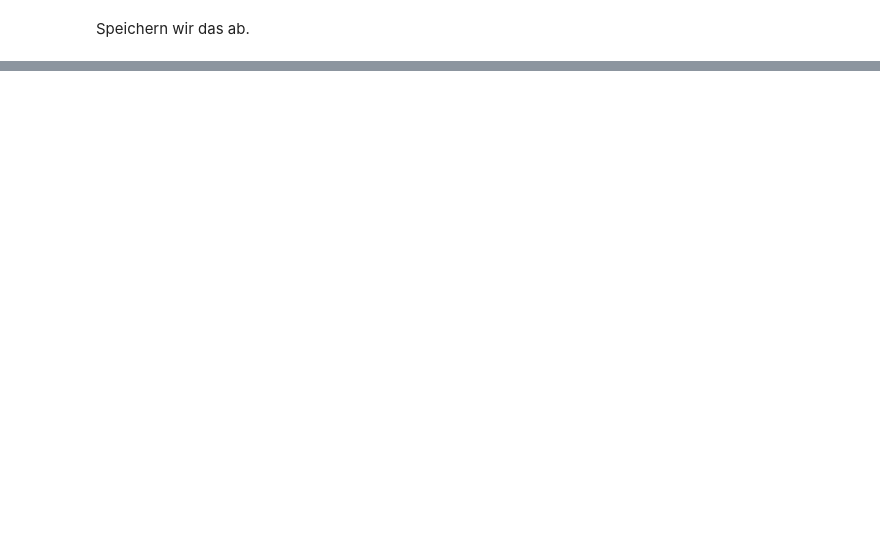
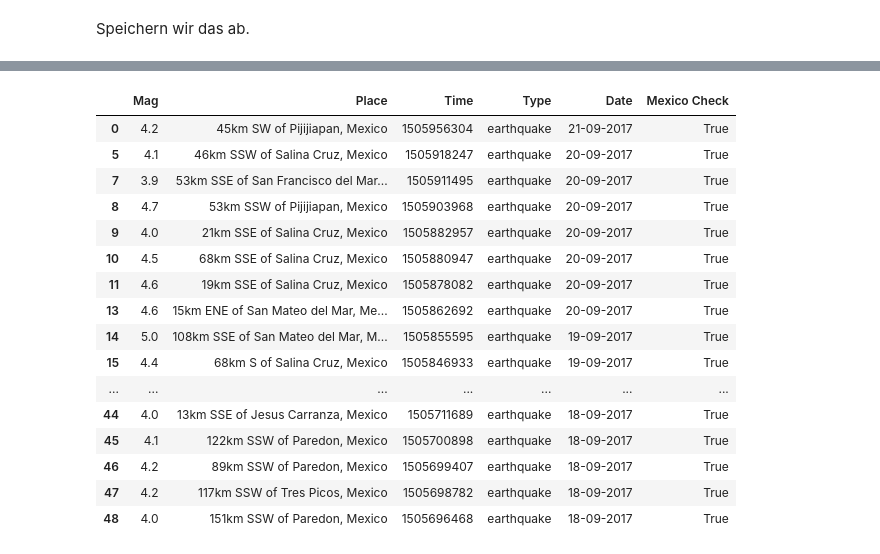
Before and after one commit to barjacks/pythonrecherche, a Jupyter notebook: 04 modules, requests/01 APIs und Python Modules, with a Focus on Requests.ipynb, the cells around one changed output, grey strips where cells are left out. Saved outputs shown, nothing was run; the diff lists cells and outputs as text; code cells hidden in the pictures; blank space fills up the shorter version.

```diff
--- a/04 modules, requests/01 APIs und Python Modules, with a Focus on Requests.ipynb
+++ b/04 modules, requests/01 APIs und Python Modules, with a Focus on Requests.ipynb
@@ -317,0 +391,5 @@ df.to_csv('erdbeben.csv')
+# %%
+def unix_time(elem):
+    elem = int(elem)
+    elem = datetime.datetime.fromtimestamp(elem).strftime('%d-%m-%Y')
+    return elem
@@ -317,0 +426,20 @@ df.to_csv('erdbeben.csv')
+# %%
+df[df['Mexico Check'] == True]
+# %% [output]
+|  | Mag | Place | Time | Type | Date | Mexico Check |
+| 0 | 4.2 | 45km SW of Pijijiapan, Mexico | 1505956304 | earthquake | 21-09-2017 | True |
+| 5 | 4.1 | 46km SSW of Salina Cruz, Mexico | 1505918247 | earthquake | 20-09-2017 | True |
+| 7 | 3.9 | 53km SSE of San Francisco del Mar... | 1505911495 | earthquake | 20-09-2017 | True |
+| 8 | 4.7 | 53km SSW of Pijijiapan, Mexico | 1505903968 | earthquake | 20-09-2017 | True |
+| 9 | 4.0 | 21km SSE of Salina Cruz, Mexico | 1505882957 | earthquake | 20-09-2017 | True |
+| 10 | 4.5 | 68km SSE of Salina Cruz, Mexico | 1505880947 | earthquake | 20-09-2017 | True |
+| 11 | 4.6 | 19km SSE of Salina Cruz, Mexico | 1505878082 | earthquake | 20-09-2017 | True |
+| 13 | 4.6 | 15km ENE of San Mateo del Mar, Me... | 1505862692 | earthquake | 20-09-2017 | True |
+| 14 | 5.0 | 108km SSE of San Mateo del Mar, M... | 1505855595 | earthquake | 19-09-2017 | True |
+| 15 | 4.4 | 68km S of Salina Cruz, Mexico | 1505846933 | earthquake | 19-09-2017 | True |
+| ... | ... | ... | ... | ... | ... | ... |
+| 44 | 4.0 | 13km SSE of Jesus Carranza, Mexico | 1505711689 | earthquake | 18-09-2017 | True |
+| 45 | 4.1 | 122km SSW of Paredon, Mexico | 1505700898 | earthquake | 18-09-2017 | True |
+| 46 | 4.2 | 89km SSW of Paredon, Mexico | 1505699407 | earthquake | 18-09-2017 | True |
+| 47 | 4.2 | 117km SSW of Tres Picos, Mexico | 1505698782 | earthquake | 18-09-2017 | True |
+| 48 | 4.0 | 151km SSW of Paredon, Mexico | 1505696468 | earthquake | 18-09-2017 | True |
```
Also changed, not shown: parts of 29 cells of this notebook, 15 other files.
